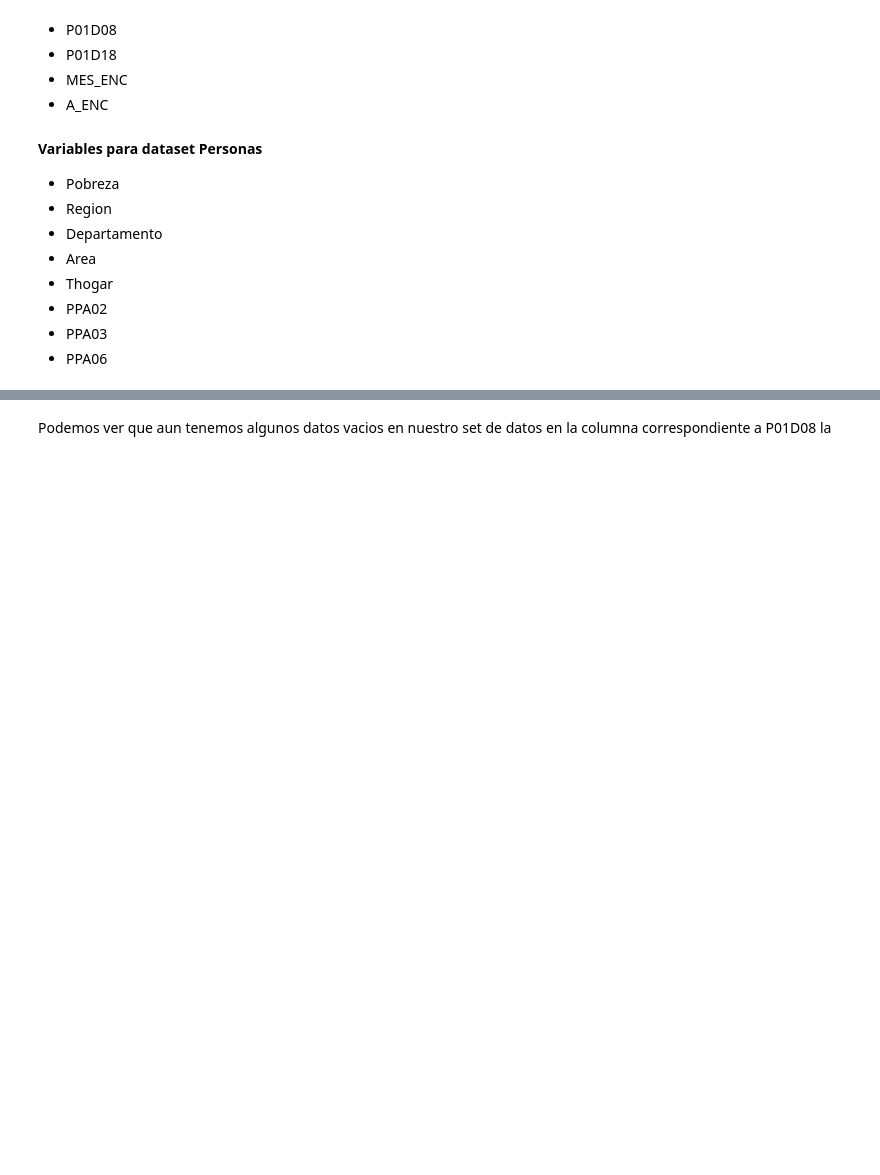
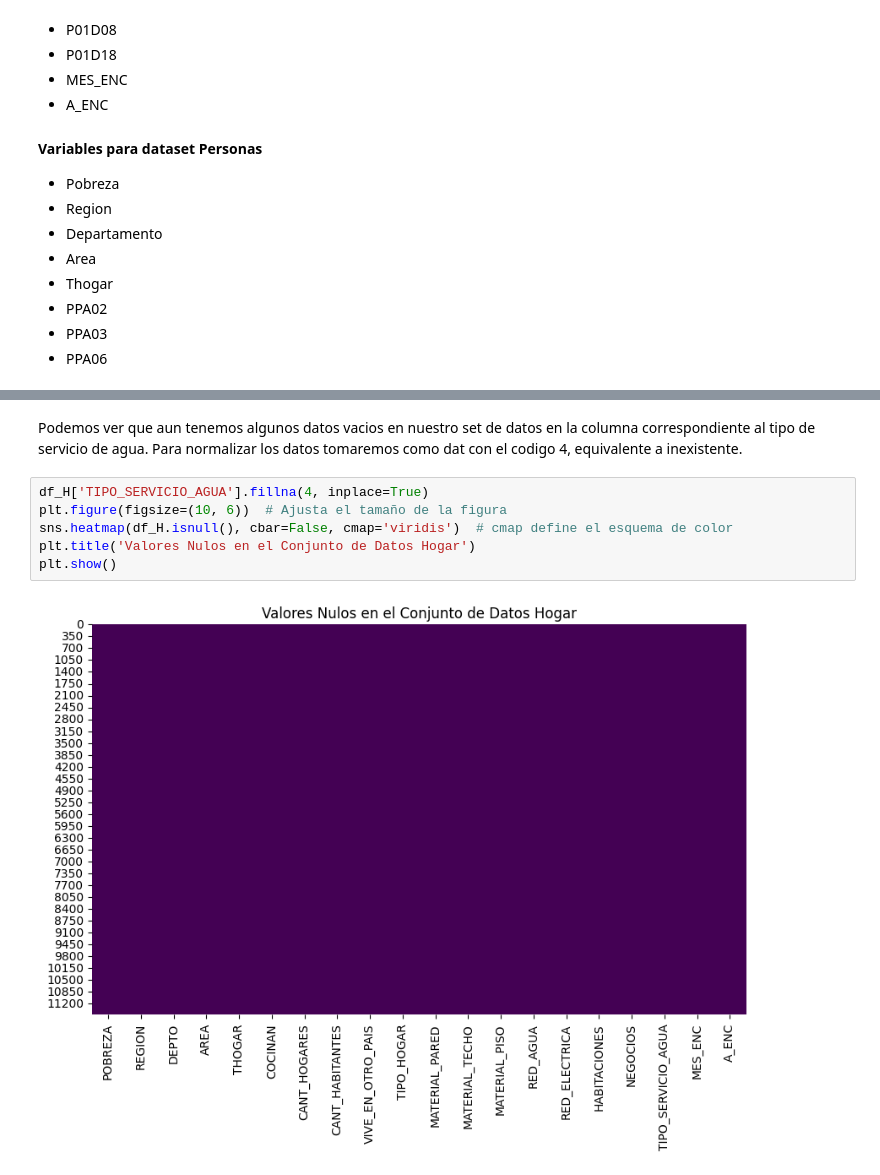
Before and after one commit to caguirre5/Lab10-DS, a Jupyter notebook: Lab10.ipynb, the cells around one changed output, grey strips where cells are left out. Saved outputs shown, nothing was run; the diff lists cells and outputs as text; blank space fills up the shorter version.

```diff
--- a/Lab10.ipynb
+++ b/Lab10.ipynb
@@ -131,2 +172,10 @@ plt.show()
 # %% [markdown]
-Podemos ver que aun tenemos algunos datos vacios en nuestro set de datos en la columna correspondiente a P01D08 la
+Podemos ver que aun tenemos algunos datos vacios en nuestro set de datos en la columna correspondiente al tipo de servicio de agua. Para normalizar los datos tomaremos como dat con el codigo 4, equivalente a inexistente.
+# %%
+df_H['TIPO_SERVICIO_AGUA'].fillna(4, inplace=True)
+plt.figure(figsize=(10, 6))  # Ajusta el tamaño de la figura
+sns.heatmap(df_H.isnull(), cbar=False, cmap='viridis')  # cmap define el esquema de color
+plt.title('Valores Nulos en el Conjunto de Datos Hogar')
+plt.show()
+# %% [output]
+[figure, added]
```
Also changed, not shown: parts of 11 cells of this notebook.
